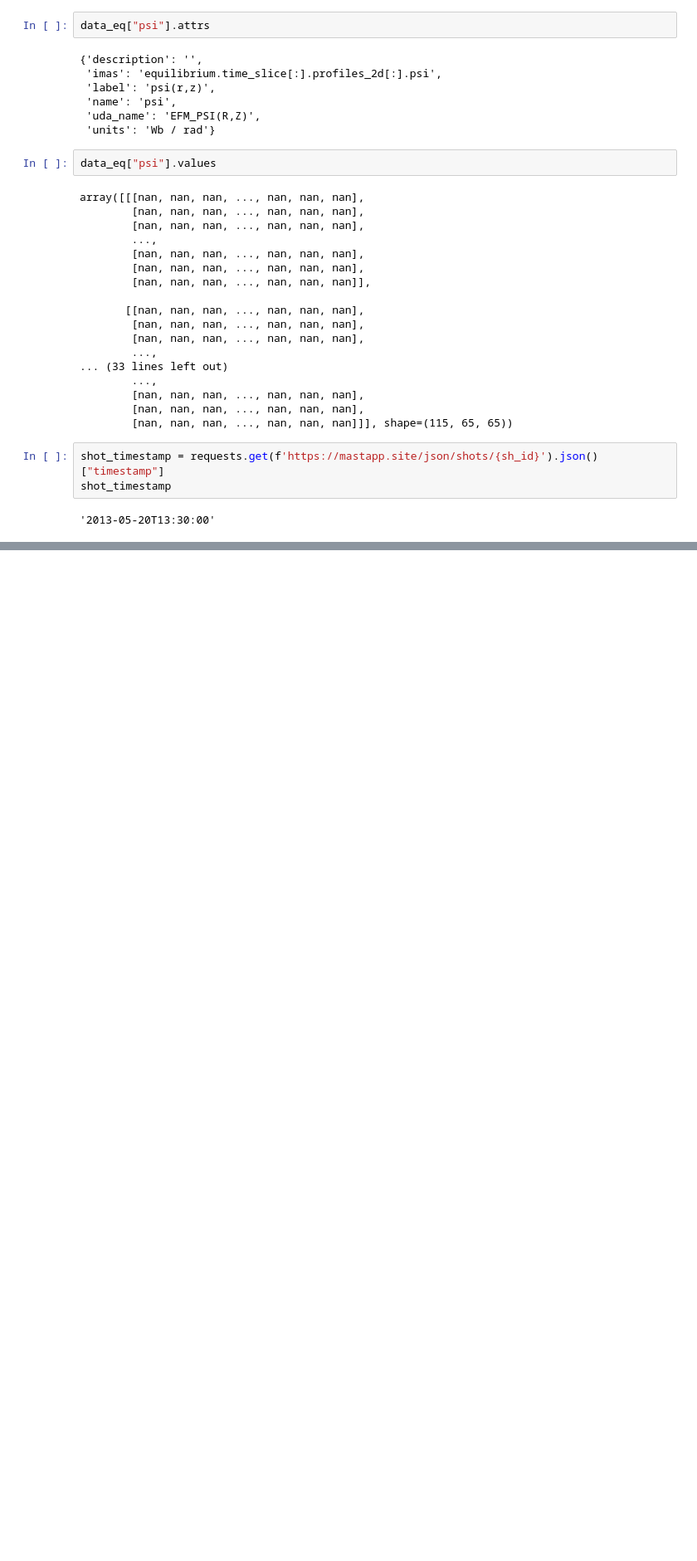
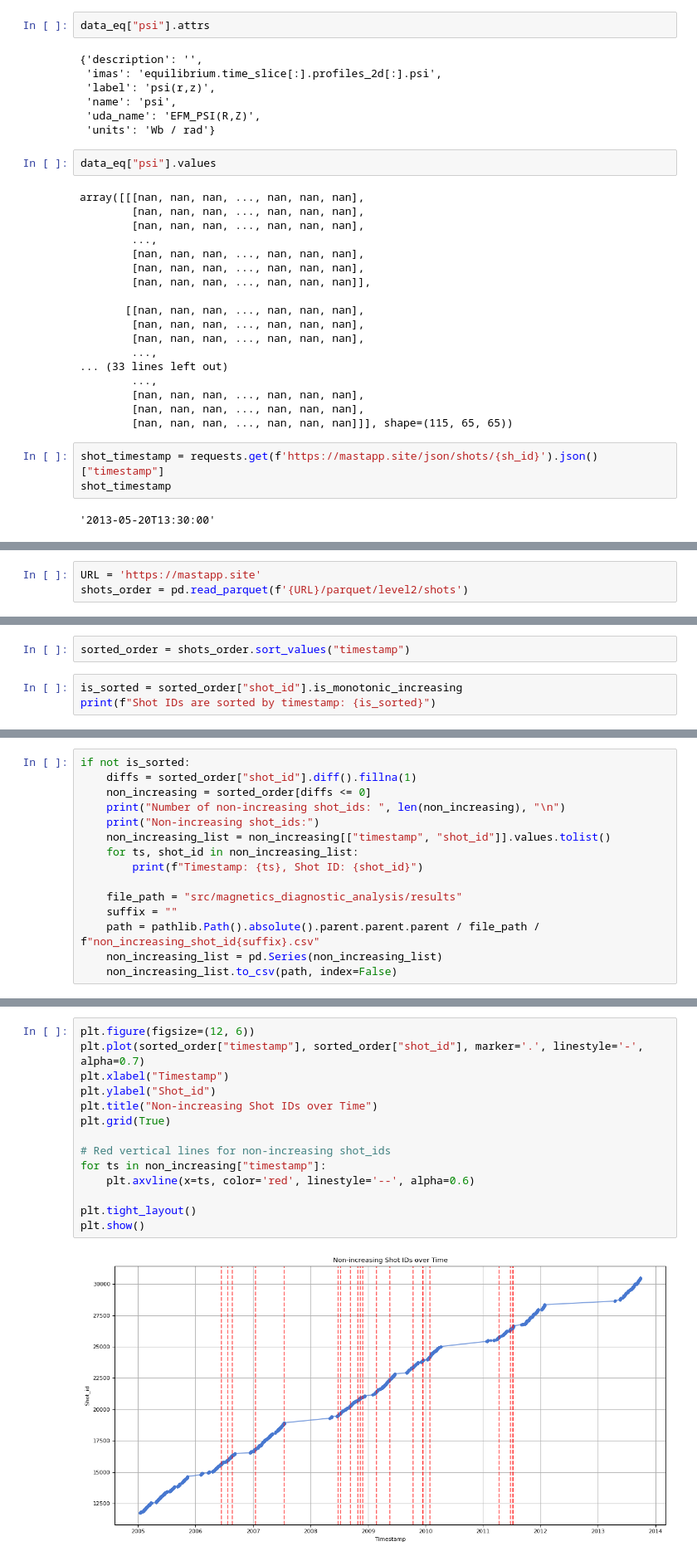
Before and after one commit to LouisBrusset/ITER-magnetics-diagnostic-analysis, a Jupyter notebook: src/magnetics_diagnostic_analysis/data_analysis/metadata_analysis.ipynb, the cells around one changed output, grey strips where cells are left out. Shown: that part at 83% size. Drawn from its saved outputs; the diff is of its cells as text; blank space fills up the shorter version.

Commit message:
Shot_id and timestamps Modification of the downloading files

```diff
--- a/src/magnetics_diagnostic_analysis/data_analysis/metadata_analysis.ipynb
+++ b/src/magnetics_diagnostic_analysis/data_analysis/metadata_analysis.ipynb
@@ -372,0 +384,3 @@ shot_timestamp
+# %%
+URL = 'https://mastapp.site'
+shots_order = pd.read_parquet(f'{URL}/parquet/level2/shots')
@@ -372,0 +410,5 @@ shot_timestamp
+# %%
+sorted_order = shots_order.sort_values("timestamp")
+# %%
+is_sorted = sorted_order["shot_id"].is_monotonic_increasing
+print(f"Shot IDs are sorted by timestamp: {is_sorted}")
@@ -372,0 +417,15 @@ shot_timestamp
+# %%
+if not is_sorted:
+    diffs = sorted_order["shot_id"].diff().fillna(1)
+    non_increasing = sorted_order[diffs <= 0]
+    print("Number of non-increasing shot_ids: ", len(non_increasing), "\n")
+    print("Non-increasing shot_ids:")
+    non_increasing_list = non_increasing[["timestamp", "shot_id"]].values.tolist()
+    for ts, shot_id in non_increasing_list:
+        print(f"Timestamp: {ts}, Shot ID: {shot_id}")
+
+    file_path = "src/magnetics_diagnostic_analysis/results"
+    suffix = ""
+    path = pathlib.Path().absolute().parent.parent.parent / file_path / f"non_increasing_shot_id{suffix}.csv"
+    non_increasing_list = pd.Series(non_increasing_list)
+    non_increasing_list.to_csv(path, index=False)
@@ -372,0 +450,16 @@ shot_timestamp
+# %%
+plt.figure(figsize=(12, 6))
+plt.plot(sorted_order["timestamp"], sorted_order["shot_id"], marker='.', linestyle='-', alpha=0.7)
+plt.xlabel("Timestamp")
+plt.ylabel("Shot_id")
+plt.title("Non-increasing Shot IDs over Time")
+plt.grid(True)
+
+# Red vertical lines for non-increasing shot_ids
+for ts in non_increasing["timestamp"]:
+    plt.axvline(x=ts, color='red', linestyle='--', alpha=0.6)
+
+plt.tight_layout()
+plt.show()
+# %% [output]
+[figure, added]
```
Also changed, not shown: parts of 8 cells of this notebook, 7 other files.
